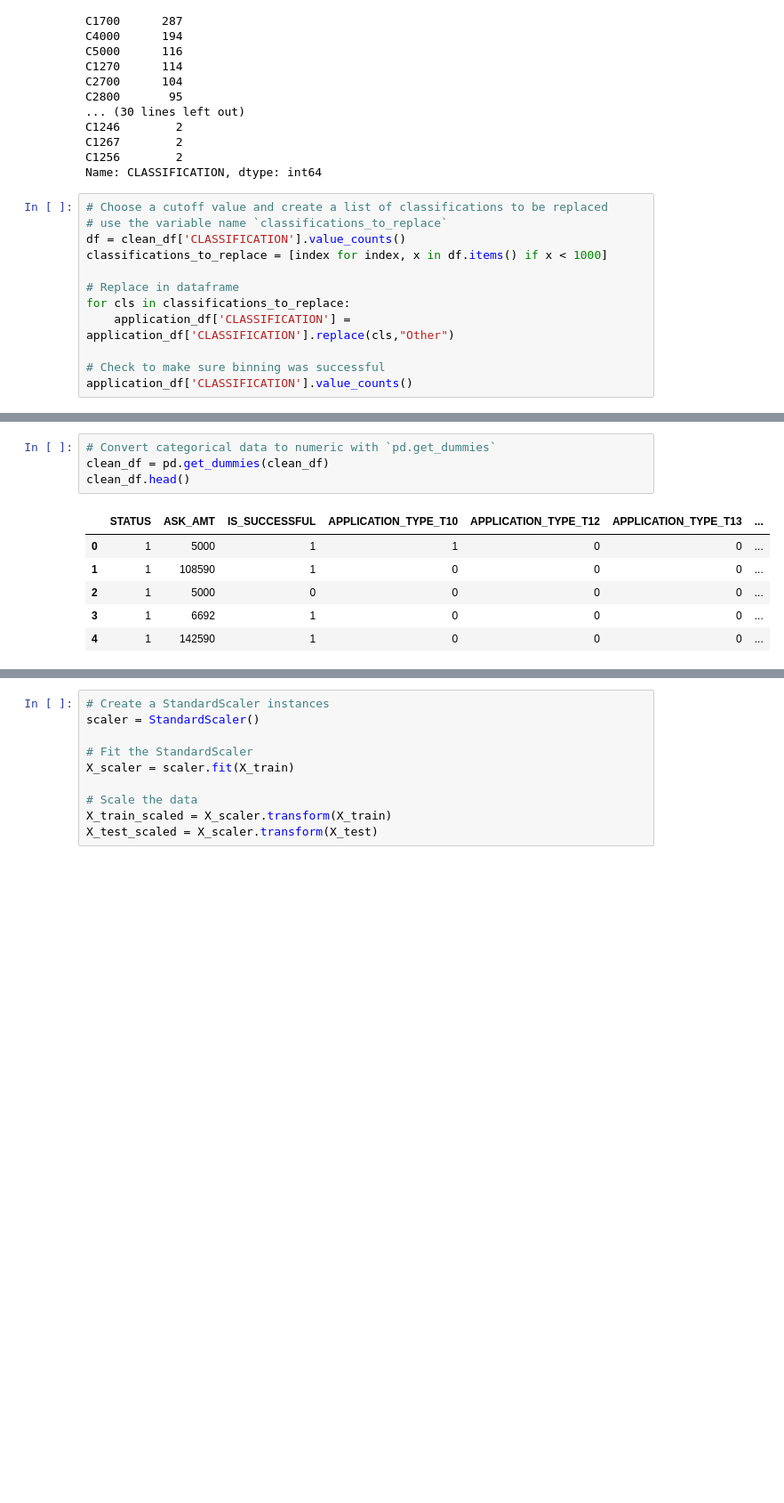
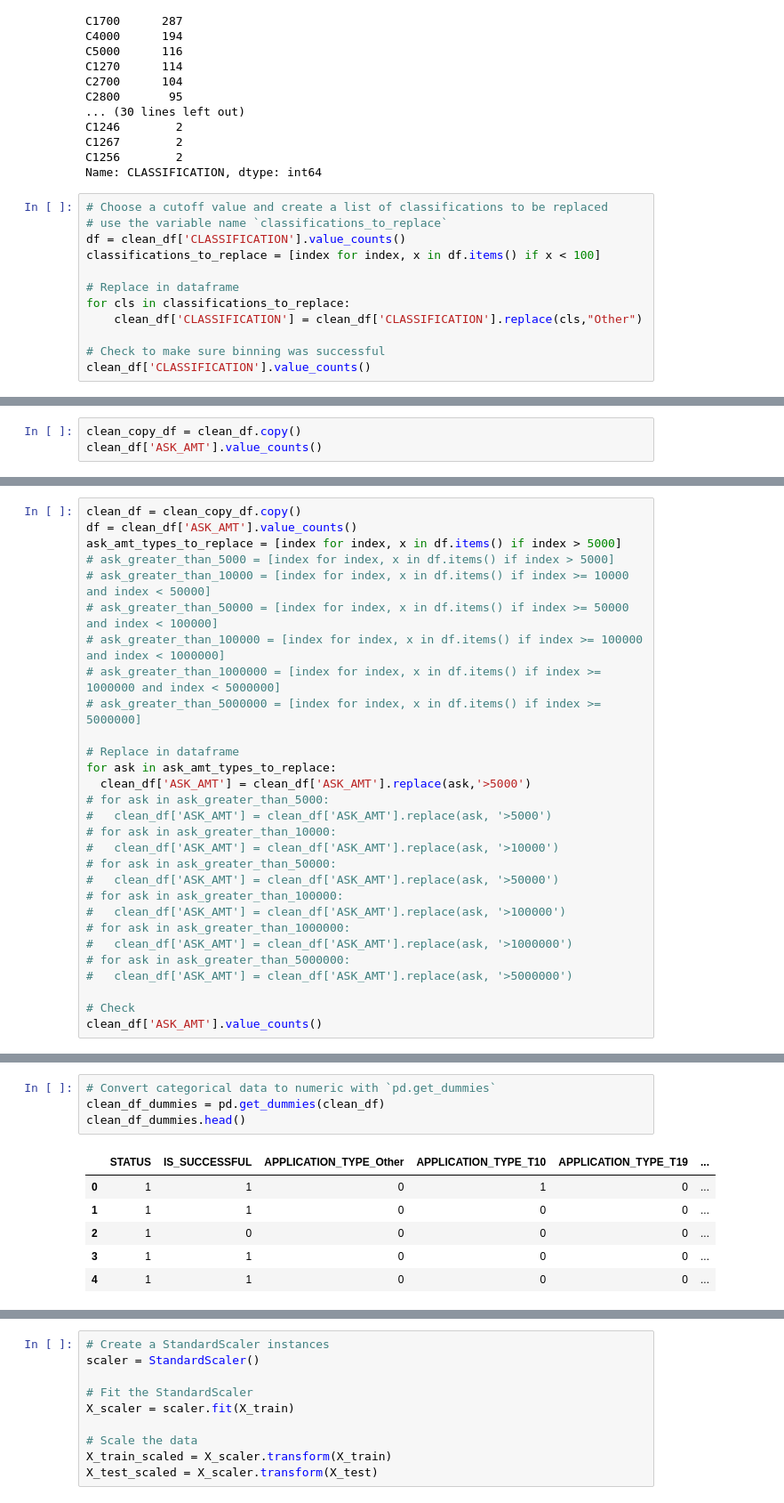
Before and after one commit to AlexMaule/deep-learning-challenge, a Jupyter notebook: Starter_Code/Starter_Code.ipynb, the cells around one changed output, grey strips where cells are left out. Shown at 89% size. Cells and saved outputs as stored; diff of their text form; blank space fills up the shorter version.

```diff
--- a/Starter_Code/Starter_Code.ipynb
+++ b/Starter_Code/Starter_Code.ipynb
@@ -132,14 +193,14 @@ Name: CLASSIFICATION, dtype: int64
 # Choose a cutoff value and create a list of classifications to be replaced
 # use the variable name `classifications_to_replace`
 df = clean_df['CLASSIFICATION'].value_counts()
-classifications_to_replace = [index for index, x in df.items() if x < 1000]
+classifications_to_replace = [index for index, x in df.items() if x < 100]
 
 # Replace in dataframe
 for cls in classifications_to_replace:
-    application_df['CLASSIFICATION'] = application_df['CLASSIFICATION'].replace(cls,"Other")
+    clean_df['CLASSIFICATION'] = clean_df['CLASSIFICATION'].replace(cls,"Other")
 
 # Check to make sure binning was successful
-application_df['CLASSIFICATION'].value_counts()
+clean_df['CLASSIFICATION'].value_counts()
 # %% [output]
 C1000    17326
 C2000     6074
@@ -150 +217,4 @@ C2100     1883
 Name: CLASSIFICATION, dtype: int64
+# %%
+clean_copy_df = clean_df.copy()
+clean_df['ASK_AMT'].value_counts()
@@ -150,0 +249,29 @@ Name: CLASSIFICATION, dtype: int64
+# %%
+clean_df = clean_copy_df.copy()
+df = clean_df['ASK_AMT'].value_counts()
+ask_amt_types_to_replace = [index for index, x in df.items() if index > 5000]
+# ask_greater_than_5000 = [index for index, x in df.items() if index > 5000]
+# ask_greater_than_10000 = [index for index, x in df.items() if index >= 10000 and index < 50000]
+# ask_greater_than_50000 = [index for index, x in df.items() if index >= 50000 and index < 100000]
+# ask_greater_than_100000 = [index for index, x in df.items() if index >= 100000 and index < 1000000]
+# ask_greater_than_1000000 = [index for index, x in df.items() if index >= 1000000 and index < 5000000]
+# ask_greater_than_5000000 = [index for index, x in df.items() if index >= 5000000]
+
+# Replace in dataframe
+for ask in ask_amt_types_to_replace:
+  clean_df['ASK_AMT'] = clean_df['ASK_AMT'].replace(ask,'>5000')
+# for ask in ask_greater_than_5000:
+#   clean_df['ASK_AMT'] = clean_df['ASK_AMT'].replace(ask, '>5000')
+# for ask in ask_greater_than_10000:
+#   clean_df['ASK_AMT'] = clean_df['ASK_AMT'].replace(ask, '>10000')
+# for ask in ask_greater_than_50000:
+#   clean_df['ASK_AMT'] = clean_df['ASK_AMT'].replace(ask, '>50000')
+# for ask in ask_greater_than_100000:
+#   clean_df['ASK_AMT'] = clean_df['ASK_AMT'].replace(ask, '>100000')
+# for ask in ask_greater_than_1000000:
+#   clean_df['ASK_AMT'] = clean_df['ASK_AMT'].replace(ask, '>1000000')
+# for ask in ask_greater_than_5000000:
+#   clean_df['ASK_AMT'] = clean_df['ASK_AMT'].replace(ask, '>5000000')
+
+# Check
+clean_df['ASK_AMT'].value_counts()
@@ -151,11 +282,11 @@ Name: CLASSIFICATION, dtype: int64
 # %%
 # Convert categorical data to numeric with `pd.get_dummies`
-clean_df = pd.get_dummies(clean_df)
-clean_df.head()
+clean_df_dummies = pd.get_dummies(clean_df)
+clean_df_dummies.head()
 # %% [output]
-|  | STATUS | ASK_AMT | IS_SUCCESSFUL | APPLICATION_TYPE_T10 | APPLICATION_TYPE_T12 | APPLICATION_TYPE_T13 | ... |
-| 0 | 1 | 5000 | 1 | 1 | 0 | 0 | ... |
-| 1 | 1 | 108590 | 1 | 0 | 0 | 0 | ... |
-| 2 | 1 | 5000 | 0 | 0 | 0 | 0 | ... |
-| 3 | 1 | 6692 | 1 | 0 | 0 | 0 | ... |
-| 4 | 1 | 142590 | 1 | 0 | 0 | 0 | ... |
+|  | STATUS | IS_SUCCESSFUL | APPLICATION_TYPE_Other | APPLICATION_TYPE_T10 | APPLICATION_TYPE_T19 | ... |
+| 0 | 1 | 1 | 0 | 1 | 0 | ... |
+| 1 | 1 | 1 | 0 | 0 | 0 | ... |
+| 2 | 1 | 0 | 0 | 0 | 0 | ... |
+| 3 | 1 | 1 | 0 | 0 | 0 | ... |
+| 4 | 1 | 1 | 0 | 0 | 0 | ... |
```
Also changed, not shown: parts of 14 cells of this notebook, 1 other file.
